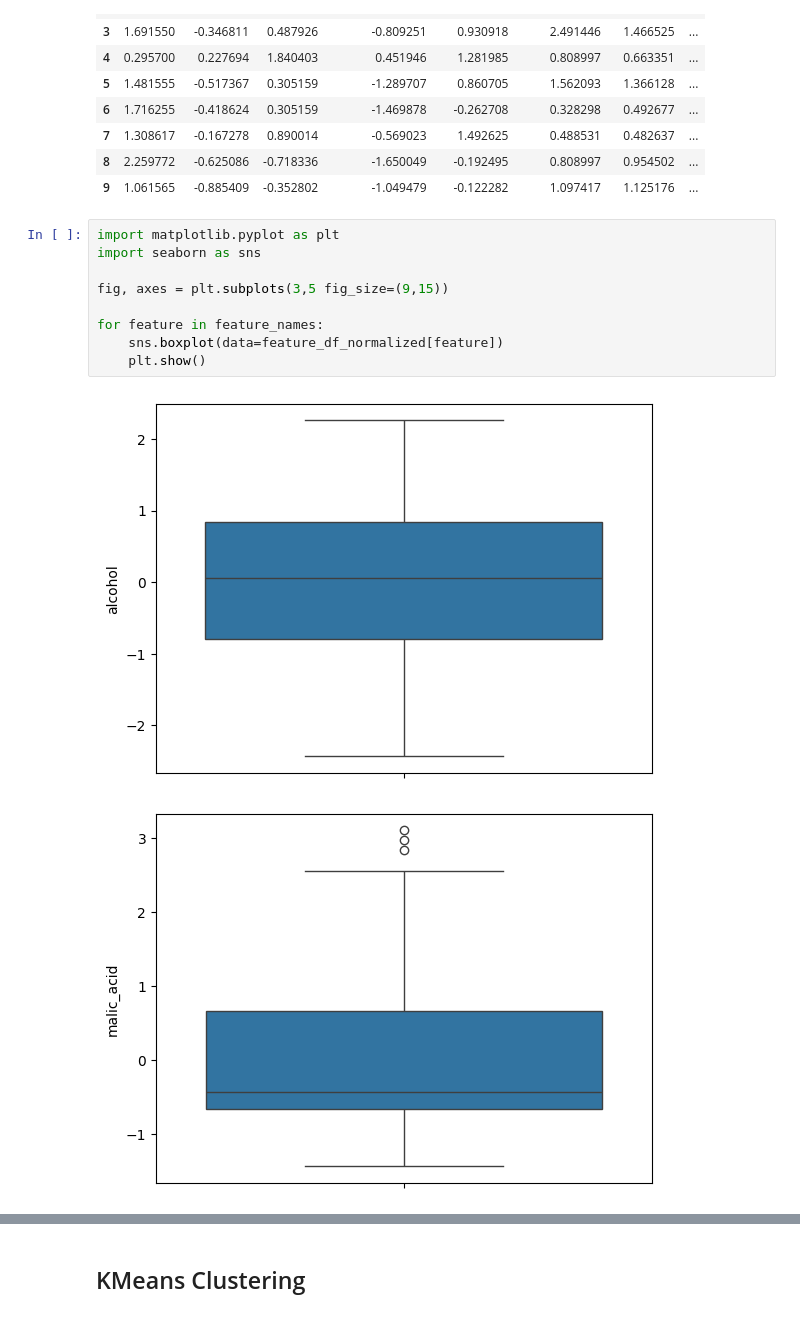
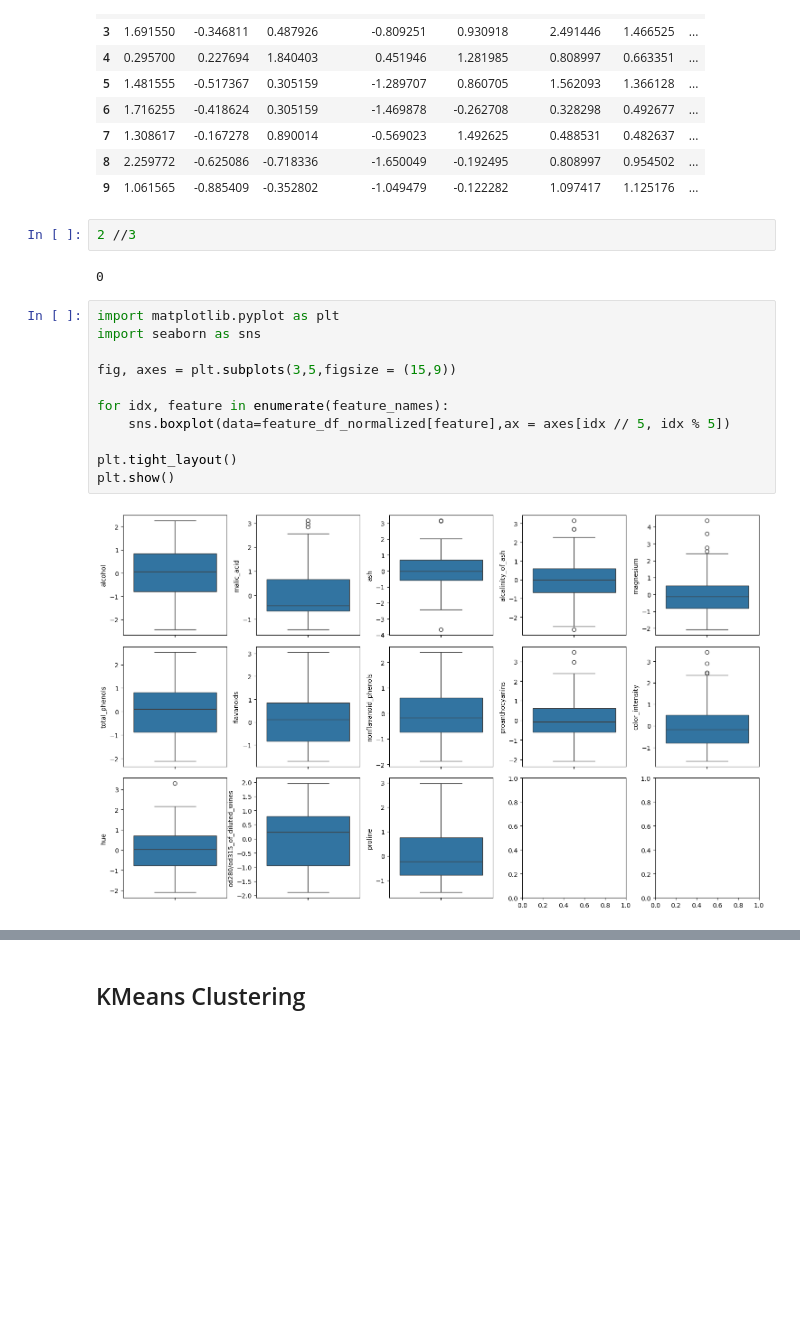
Before and after one commit to MinhNguyen2000/TME_6015, a Jupyter notebook: Assignment_3/TME6015_Assignment3.ipynb, the cells around one changed output, grey strips where cells are left out. Cells and saved outputs as stored; diff of their text form; blank space fills up the shorter version.

```diff
--- a/Assignment_3/TME6015_Assignment3.ipynb
+++ b/Assignment_3/TME6015_Assignment3.ipynb
@@ -81,15 +81,20 @@ feature_df_normalized.head(10)
 | 7 | 1.308617 | -0.167278 | 0.890014 | -0.569023 | 1.492625 | 0.488531 | 0.482637 | ... |
 | 8 | 2.259772 | -0.625086 | -0.718336 | -1.650049 | -0.192495 | 0.808997 | 0.954502 | ... |
 | 9 | 1.061565 | -0.885409 | -0.352802 | -1.049479 | -0.122282 | 1.097417 | 1.125176 | ... |
+# %%
+2 //3
+# %% [output]
+0
 # %%
 import matplotlib.pyplot as plt
 import seaborn as sns
 
-fig, axes = plt.subplots(3,5 fig_size=(9,15))
+fig, axes = plt.subplots(3,5,figsize = (15,9))
 
-for feature in feature_names:
-    sns.boxplot(data=feature_df_normalized[feature])
-    plt.show()
+for idx, feature in enumerate(feature_names):
+    sns.boxplot(data=feature_df_normalized[feature],ax = axes[idx // 5, idx % 5])
+
+plt.tight_layout()
+plt.show()
 # %% [output]
-[figure, old version]
+[figure, new version]
-[figure, removed]
```
Also changed, not shown: parts of 17 cells of this notebook, 4 other files.
